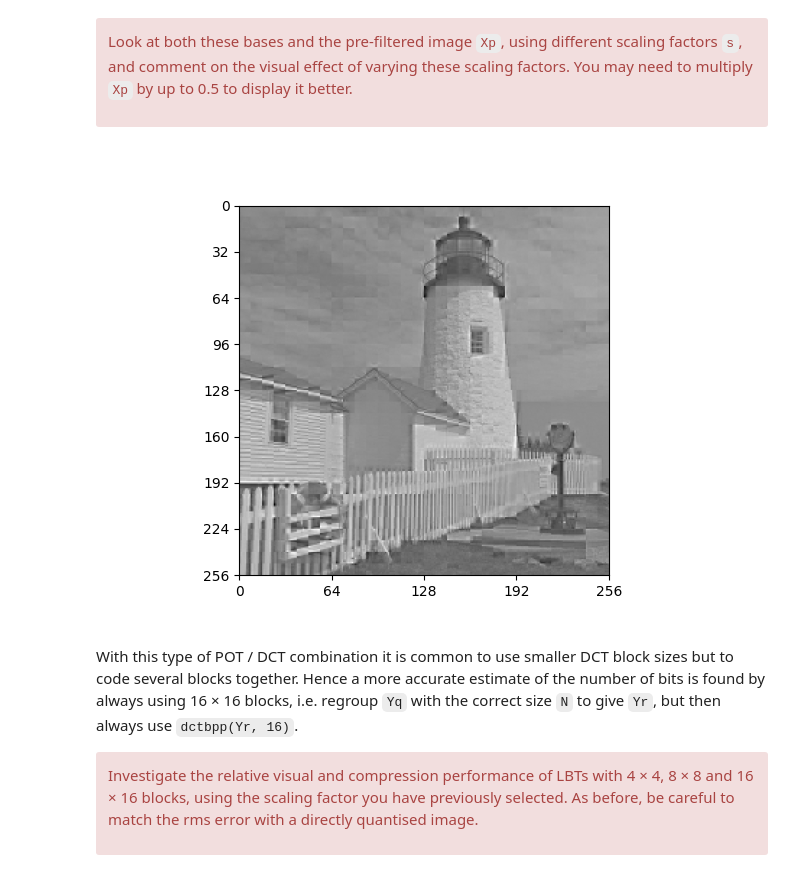
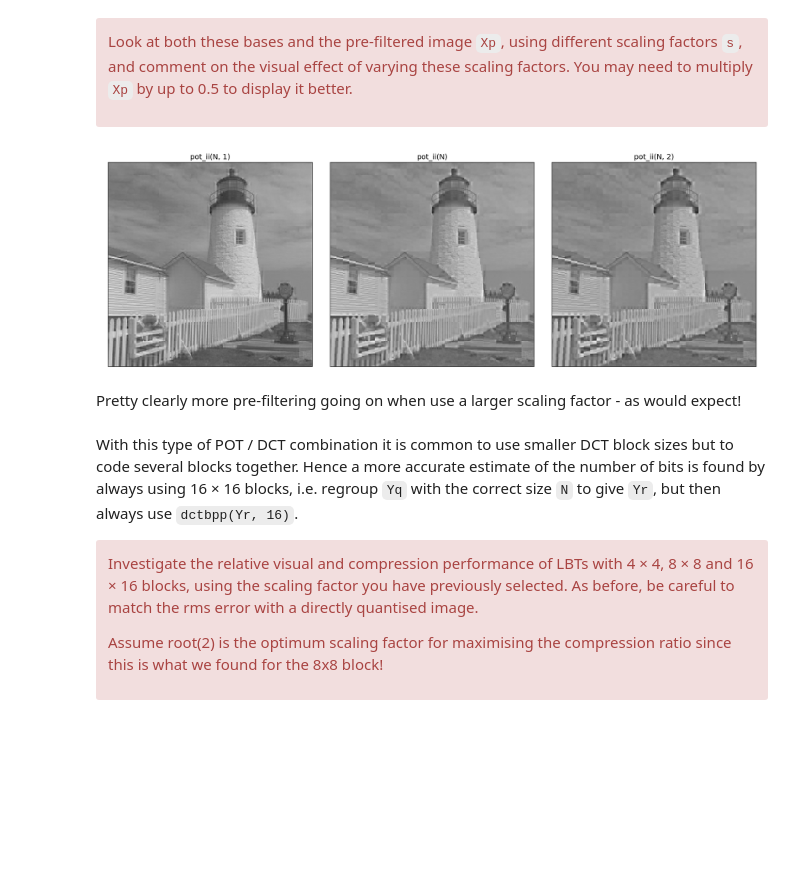
Before and after one commit to edwardtownsend/sf2, a Jupyter notebook: 8-lbt.ipynb, the cells around one changed output. Saved outputs shown, nothing was run; the diff lists cells and outputs as text; code cells hidden in the pictures; blank space fills up the shorter version.

```diff
--- a/8-lbt.ipynb
+++ b/8-lbt.ipynb
@@ -278,20 +310,49 @@ Makes sense that we want to modify the middle of the block the most because this
 Look at both these bases and the pre-filtered image `Xp`, using different scaling factors
 `s`, and comment on the visual effect of varying these scaling factors. You may need to
 multiply `Xp` by up to 0.5 to display it better.</div>
-# %%
-# your code here
-for i in range(N):
-
-Pf, Pr = pot_ii(N)
-t = np.s_[N//2:-N//2]
-Xp = X.copy()
-Xp[t,:] = colxfm(Xp[t,:], Pf)
-Xp[:,t] = colxfm(Xp[:,t].T, Pf).T
-
-fig, ax = plt.subplots()
-plot_image(Xp, ax=ax);
-# %% [output]
-[figure, removed]
+# %%
+fig, axs = plt.subplots(1, 3, figsize=(18, 6))  # Increased figsize
+
+# Plot for pot_ii(N, 1)
+Pf, Pr = pot_ii(N, 1)
+t = np.s_[N//2:-N//2]
+Xp_1 = X.copy()
+Xp_1[t, :] = colxfm(Xp_1[t, :], Pf)
+Xp_1[:, t] = colxfm(Xp_1[:, t].T, Pf).T
+plot_image(Xp_1, ax=axs[0])
+axs[0].set_title('pot_ii(N, 1)', fontsize=14)  # Increased font size
+axs[0].set_xticks([])
+axs[0].set_yticks([])
+
+# Plot for pot_ii(N)
+Pf, Pr = pot_ii(N)
+t = np.s_[N//2:-N//2]
+Xp_2 = X.copy()
+Xp_2[t, :] = colxfm(Xp_2[t, :], Pf)
+Xp_2[:, t] = colxfm(Xp_2[:, t].T, Pf).T
+plot_image(Xp_2, ax=axs[1])
+axs[1].set_title('pot_ii(N)', fontsize=14)
+axs[1].set_xticks([])
+axs[1].set_yticks([])
+
+# Plot for pot_ii(N, 2)
+Pf, Pr = pot_ii(N, 2)
+t = np.s_[N//2:-N//2]
+Xp_3 = X.copy()
+Xp_3[t, :] = colxfm(Xp_3[t, :], Pf)
+Xp_3[:, t] = colxfm(Xp_3[:, t].T, Pf).T
+plot_image(Xp_3, ax=axs[2])
+axs[2].set_title('pot_ii(N, 2)', fontsize=14)
+axs[2].set_xticks([])
+axs[2].set_yticks([])
+
+plt.subplots_adjust(bottom=0.2)  # Increased bottom spacing
+plt.tight_layout()
+plt.show()
+# %% [output]
+[figure, added]
+# %% [markdown]
+Pretty clearly more pre-filtering going on when use a larger scaling factor - as would expect!
 # %% [markdown]
 With this type of POT / DCT combination it is common to use smaller DCT block sizes
 but to code several blocks together. Hence a more accurate estimate of the number of bits
@@ -303,3 +364,5 @@ is found by always using 16 × 16 blocks, i.e. regroup `Yq` with the correct siz
 Investigate the relative visual and compression performance of LBTs with 4 × 4, 8 × 8
 and 16 × 16 blocks, using the scaling factor you have previously selected. As before, be
 careful to match the rms error with a directly quantised image.</div>
+
+Assume root(2) is the optimum scaling factor for maximising the compression ratio since this is what we found for the 8x8 block!
```
Also changed, not shown: parts of 5 cells of this notebook, 1 other file.
